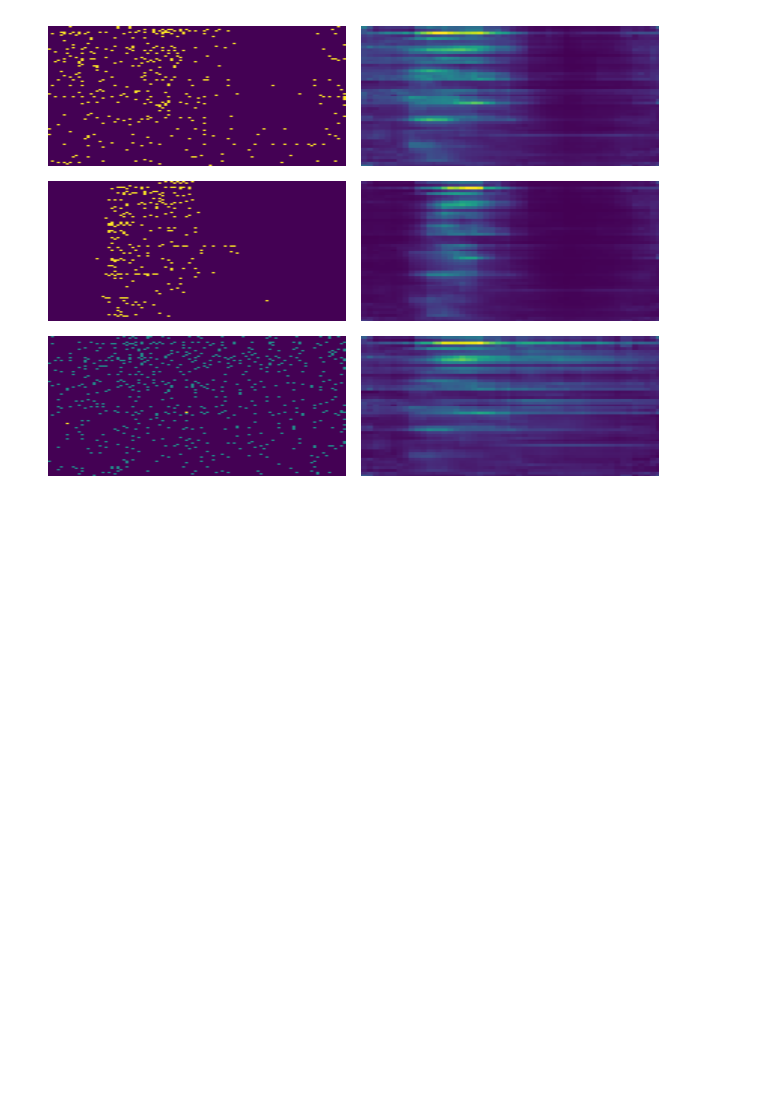
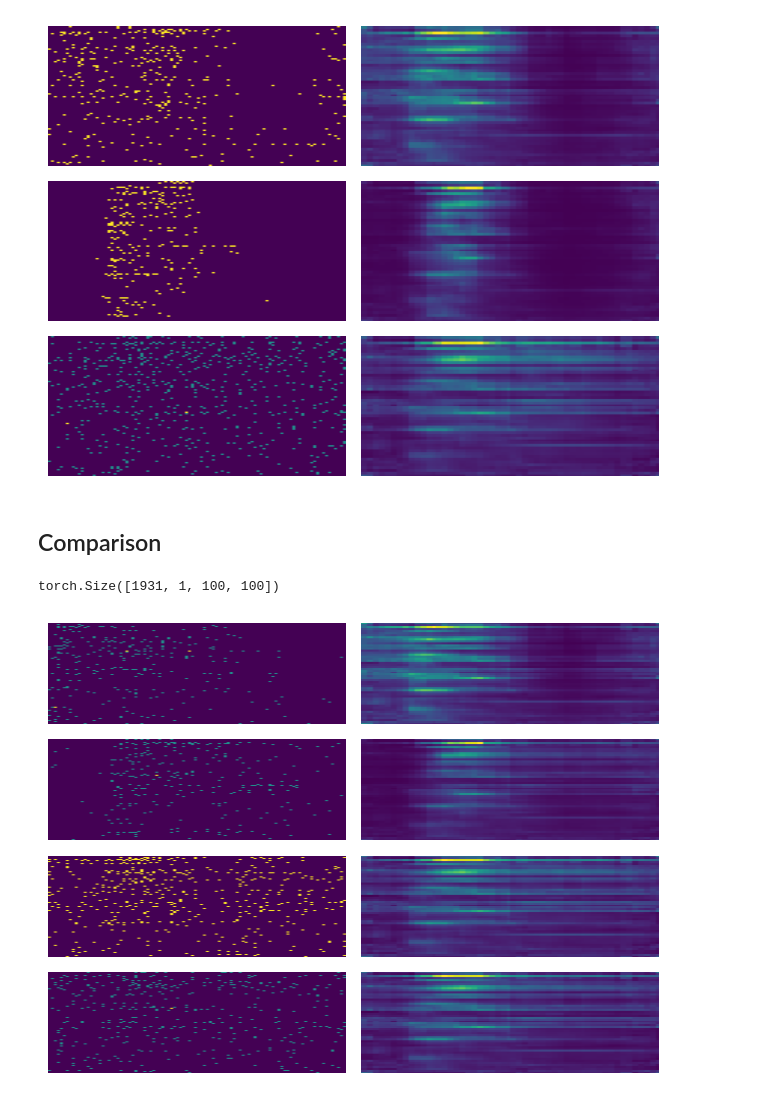
Before and after one commit to PhilSchoeb/ift-6168-project, a Jupyter notebook: dimensionality_reduction/autoencoder.ipynb, the cells around one changed output. Cells and saved outputs as stored; diff of their text form; code cells hidden in the pictures; blank space fills up the shorter version.

```diff
--- a/dimensionality_reduction/autoencoder.ipynb
+++ b/dimensionality_reduction/autoencoder.ipynb
@@ -66,3 +66,5 @@ plt.show()
 [figure]
 # %%
 torch.save(model,"./models/response_autoencoder.pth")
+# %% [markdown]
+## Comparison
@@ -68,0 +75,23 @@ torch.save(model,"./models/response_autoencoder.pth")
+# %%
+data = np.load("./session_data/session_750332458/static_gratings.npz")
+y_tensor = torch.from_numpy(data["y"]/data["y"].max()).float()[:,None,:,:]
+y_tensor.shape
+# %% [output]
+torch.Size([1931, 1, 100, 100])
+# %%
+model1 = torch.load("./models/response_autoencoder.pth",weights_only=False)
+model1.to("mps")
+pred1 = model1(y_tensor.to("mps")).cpu().detach().numpy()
+# %%
+n_samples = 4
+samples = np.random.choice(range(y_tensor.shape[0]),n_samples,replace=False)
+fig, ax = plt.subplots(nrows=n_samples,ncols=2)
+for i, x in enumerate(samples):
+    ax[i,0].imshow(y_tensor[x][0].T,aspect="auto")
+    ax[i,0].axis("off")
+    ax[i,1].imshow(pred1[x][0].T,aspect="auto")
+    ax[i,1].axis("off")
+plt.tight_layout()
+plt.show()
+# %% [output]
+[figure, added]
```
Also changed, not shown: parts of 8 cells of this notebook.
